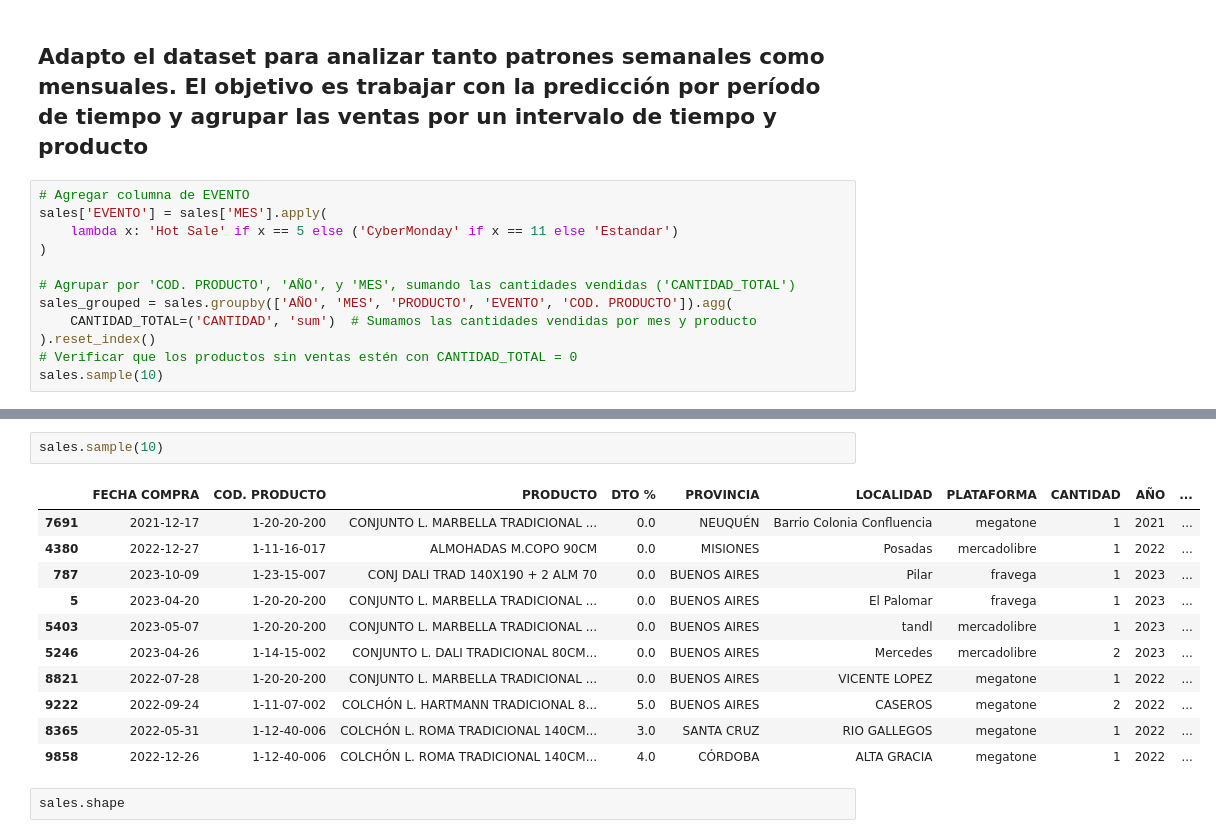
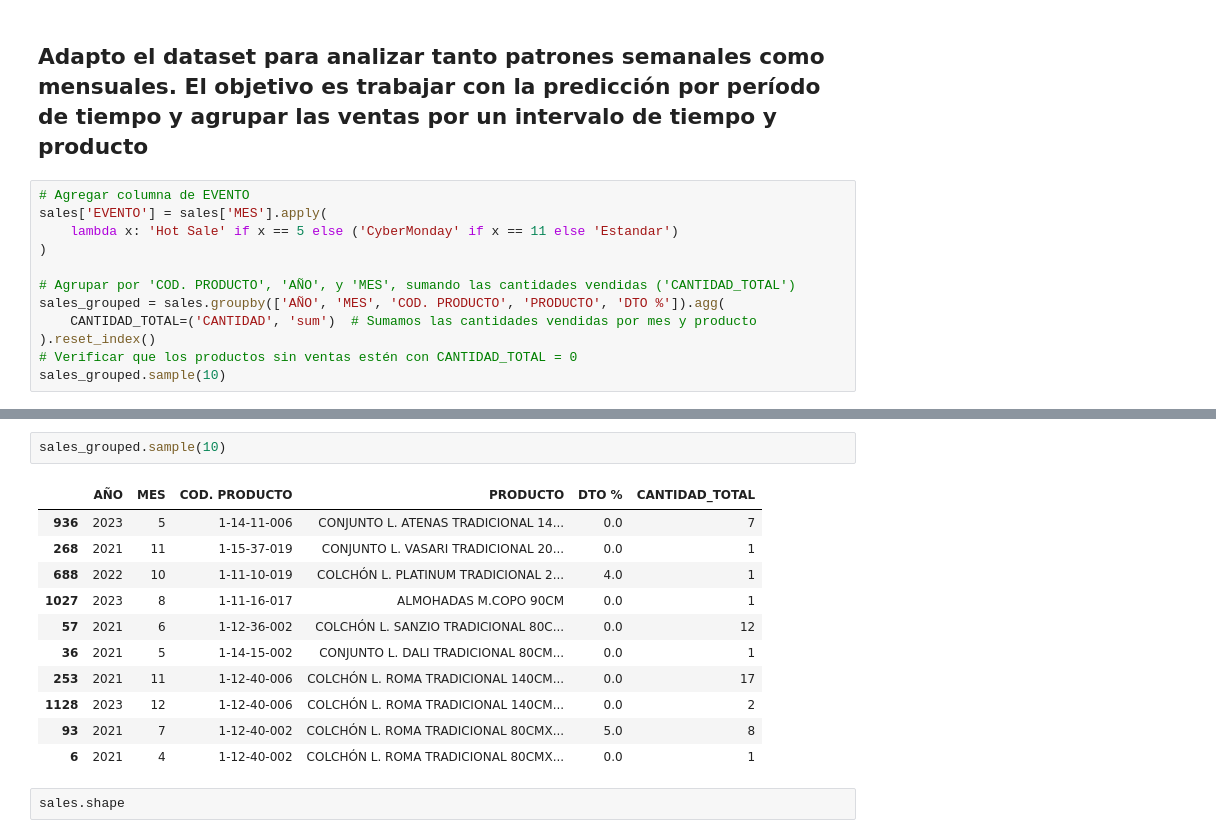
Before and after one commit to LuisBoschetto/trabajofinal, a Jupyter notebook: TrabajoFinal.ipynb, the cells around one changed output, grey strips where cells are left out. Saved outputs shown, nothing was run; the diff lists cells and outputs as text.

```diff
--- a/TrabajoFinal.ipynb
+++ b/TrabajoFinal.ipynb
@@ -503,9 +490,9 @@ sales['EVENTO'] = sales['MES'].apply(
 )
 
 # Agrupar por 'COD. PRODUCTO', 'AÑO', y 'MES', sumando las cantidades vendidas ('CANTIDAD_TOTAL')
-sales_grouped = sales.groupby(['AÑO', 'MES', 'PRODUCTO', 'EVENTO', 'COD. PRODUCTO']).agg(
+sales_grouped = sales.groupby(['AÑO', 'MES', 'COD. PRODUCTO', 'PRODUCTO', 'DTO %']).agg(
     CANTIDAD_TOTAL=('CANTIDAD', 'sum')  # Sumamos las cantidades vendidas por mes y producto
 ).reset_index()
 # Verificar que los productos sin ventas estén con CANTIDAD_TOTAL = 0
-sales.sample(10)
+sales_grouped.sample(10)
 # %% [output]
@@ -565,19 +535,19 @@ TODOS LOS COD. PRODUCTO: ['1-12-40-006' '1-12-40-003' '1-12-40-002' '1-10-05-002
  '1-23-16-003' '1-11-16-018' '1-12-37-018']
 Cantidad de COD. PRODUCTO únicos: 98
 # %%
-sales.sample(10)
+sales_grouped.sample(10)
 # %% [output]
-|  | FECHA COMPRA | COD. PRODUCTO | PRODUCTO | DTO % | PROVINCIA | LOCALIDAD | PLATAFORMA | CANTIDAD | AÑO | ... |
-| 7691 | 2021-12-17 | 1-20-20-200 | CONJUNTO L. MARBELLA TRADICIONAL ... | 0.0 | NEUQUÉN | Barrio Colonia Confluencia | megatone | 1 | 2021 | ... |
-| 4380 | 2022-12-27 | 1-11-16-017 | ALMOHADAS M.COPO 90CM | 0.0 | MISIONES | Posadas | mercadolibre | 1 | 2022 | ... |
-| 787 | 2023-10-09 | 1-23-15-007 | CONJ DALI TRAD 140X190 + 2 ALM 70 | 0.0 | BUENOS AIRES | Pilar | fravega | 1 | 2023 | ... |
-| 5 | 2023-04-20 | 1-20-20-200 | CONJUNTO L. MARBELLA TRADICIONAL ... | 0.0 | BUENOS AIRES | El Palomar | fravega | 1 | 2023 | ... |
-| 5403 | 2023-05-07 | 1-20-20-200 | CONJUNTO L. MARBELLA TRADICIONAL ... | 0.0 | BUENOS AIRES | tandl | mercadolibre | 1 | 2023 | ... |
-| 5246 | 2023-04-26 | 1-14-15-002 | CONJUNTO L. DALI TRADICIONAL 80CM... | 0.0 | BUENOS AIRES | Mercedes | mercadolibre | 2 | 2023 | ... |
-| 8821 | 2022-07-28 | 1-20-20-200 | CONJUNTO L. MARBELLA TRADICIONAL ... | 0.0 | BUENOS AIRES | VICENTE LOPEZ | megatone | 1 | 2022 | ... |
-| 9222 | 2022-09-24 | 1-11-07-002 | COLCHÓN L. HARTMANN TRADICIONAL 8... | 5.0 | BUENOS AIRES | CASEROS | megatone | 2 | 2022 | ... |
-| 8365 | 2022-05-31 | 1-12-40-006 | COLCHÓN L. ROMA TRADICIONAL 140CM... | 3.0 | SANTA CRUZ | RIO GALLEGOS | megatone | 1 | 2022 | ... |
-| 9858 | 2022-12-26 | 1-12-40-006 | COLCHÓN L. ROMA TRADICIONAL 140CM... | 4.0 | CÓRDOBA | ALTA GRACIA | megatone | 1 | 2022 | ... |
+|  | AÑO | MES | COD. PRODUCTO | PRODUCTO | DTO % | CANTIDAD_TOTAL |
+| 936 | 2023 | 5 | 1-14-11-006 | CONJUNTO L. ATENAS TRADICIONAL 14... | 0.0 | 7 |
+| 268 | 2021 | 11 | 1-15-37-019 | CONJUNTO L. VASARI TRADICIONAL 20... | 0.0 | 1 |
+| 688 | 2022 | 10 | 1-11-10-019 | COLCHÓN L. PLATINUM TRADICIONAL 2... | 4.0 | 1 |
+| 1027 | 2023 | 8 | 1-11-16-017 | ALMOHADAS M.COPO 90CM | 0.0 | 1 |
+| 57 | 2021 | 6 | 1-12-36-002 | COLCHÓN L. SANZIO TRADICIONAL 80C... | 0.0 | 12 |
+| 36 | 2021 | 5 | 1-14-15-002 | CONJUNTO L. DALI TRADICIONAL 80CM... | 0.0 | 1 |
+| 253 | 2021 | 11 | 1-12-40-006 | COLCHÓN L. ROMA TRADICIONAL 140CM... | 0.0 | 17 |
+| 1128 | 2023 | 12 | 1-12-40-006 | COLCHÓN L. ROMA TRADICIONAL 140CM... | 0.0 | 2 |
+| 93 | 2021 | 7 | 1-12-40-002 | COLCHÓN L. ROMA TRADICIONAL 80CMX... | 5.0 | 8 |
+| 6 | 2021 | 4 | 1-12-40-002 | COLCHÓN L. ROMA TRADICIONAL 80CMX... | 0.0 | 1 |
 # %%
 sales.shape
 # %% [output]
```
Also changed, not shown: parts of 54 cells of this notebook.
